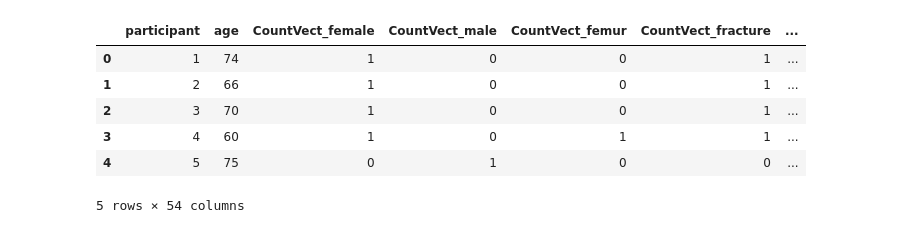
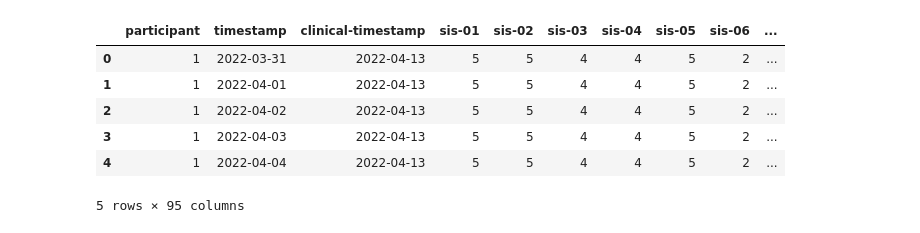
Before and after one commit to a-giorgetti-univpm/MAISON-ML, a Jupyter notebook: Development AG/LSTM_DLAnalysis.ipynb, the cells around one changed output. Cells and saved outputs as stored; diff of their text form; code cells hidden in the pictures.

```diff
--- a/Development AG/LSTM_DLAnalysis.ipynb
+++ b/Development AG/LSTM_DLAnalysis.ipynb
@@ -75,4 +69,42 @@ ana = pd.read_csv('./new_dataset/maison-llf-demographics.CSV', sep=",")
 # %%
 ana_col = list(ana.columns)
 # %%
-ana_col
+ana_encoded = ana[["participant", "age", "sex", "education", "work", "fracture-type", "ethnicity"]].copy()
+
+# male=1, female=0
+ana_encoded["sex_male"] = ana_encoded["sex"].map({"male": 1, "female": 0})
+
+# Education label encoding with doctorate as highest level
+education_order = {
+    "secondary education": 0,
+    "undergraduate degree": 1,
+    "graduate degree": 2,
+    "doctorate degree": 3
+}
+ana_encoded["education_label"] = ana_encoded["education"].map(education_order)
+
+# retired=0, employed part-time=1
+ana_encoded["work_part_time"] = ana_encoded["work"].map({"retired": 0, "employed part-time": 1})
+
+fracture_dummies = pd.get_dummies(
+    ana_encoded["fracture-type"],
+    prefix="fracture",
+    dtype=int
+)
+
+ethnicity_dummies = pd.get_dummies(
+    ana_encoded["ethnicity"],
+    prefix="ethnicity",
+    dtype=int
+)
+
+num_ana = pd.concat(
+    [
+        ana_encoded[["participant", "age", "sex_male", "education_label", "work_part_time"]],
+        fracture_dummies,
+        ethnicity_dummies,
+    ],
+    axis=1,
+)
+
+data = df.merge(num_ana, how='right', on='participant')
@@ -118,11 +111,11 @@ num_ana = ana.drop(["sex", "fracture-type", "relationship", "education", "work",
 # %%
-num_ana.head(5)
+data.head(5)
 # %% [output]
-|  | participant | age | CountVect_female | CountVect_male | CountVect_femur | CountVect_fracture | ... |
-| 0 | 1 | 74 | 1 | 0 | 0 | 1 | ... |
-| 1 | 2 | 66 | 1 | 0 | 0 | 1 | ... |
-| 2 | 3 | 70 | 1 | 0 | 0 | 1 | ... |
-| 3 | 4 | 60 | 1 | 0 | 1 | 1 | ... |
-| 4 | 5 | 75 | 0 | 1 | 0 | 0 | ... |
+|  | participant | timestamp | clinical-timestamp | sis-01 | sis-02 | sis-03 | sis-04 | sis-05 | sis-06 | ... |
+| 0 | 1 | 2022-03-31 | 2022-04-13 | 5 | 5 | 4 | 4 | 5 | 2 | ... |
+| 1 | 1 | 2022-04-01 | 2022-04-13 | 5 | 5 | 4 | 4 | 5 | 2 | ... |
+| 2 | 1 | 2022-04-02 | 2022-04-13 | 5 | 5 | 4 | 4 | 5 | 2 | ... |
+| 3 | 1 | 2022-04-03 | 2022-04-13 | 5 | 5 | 4 | 4 | 5 | 2 | ... |
+| 4 | 1 | 2022-04-04 | 2022-04-13 | 5 | 5 | 4 | 4 | 5 | 2 | ... |
-5 rows × 54 columns
+5 rows × 95 columns
 # %%
```
Also changed, not shown: parts of 20 cells of this notebook, 9 other files.
